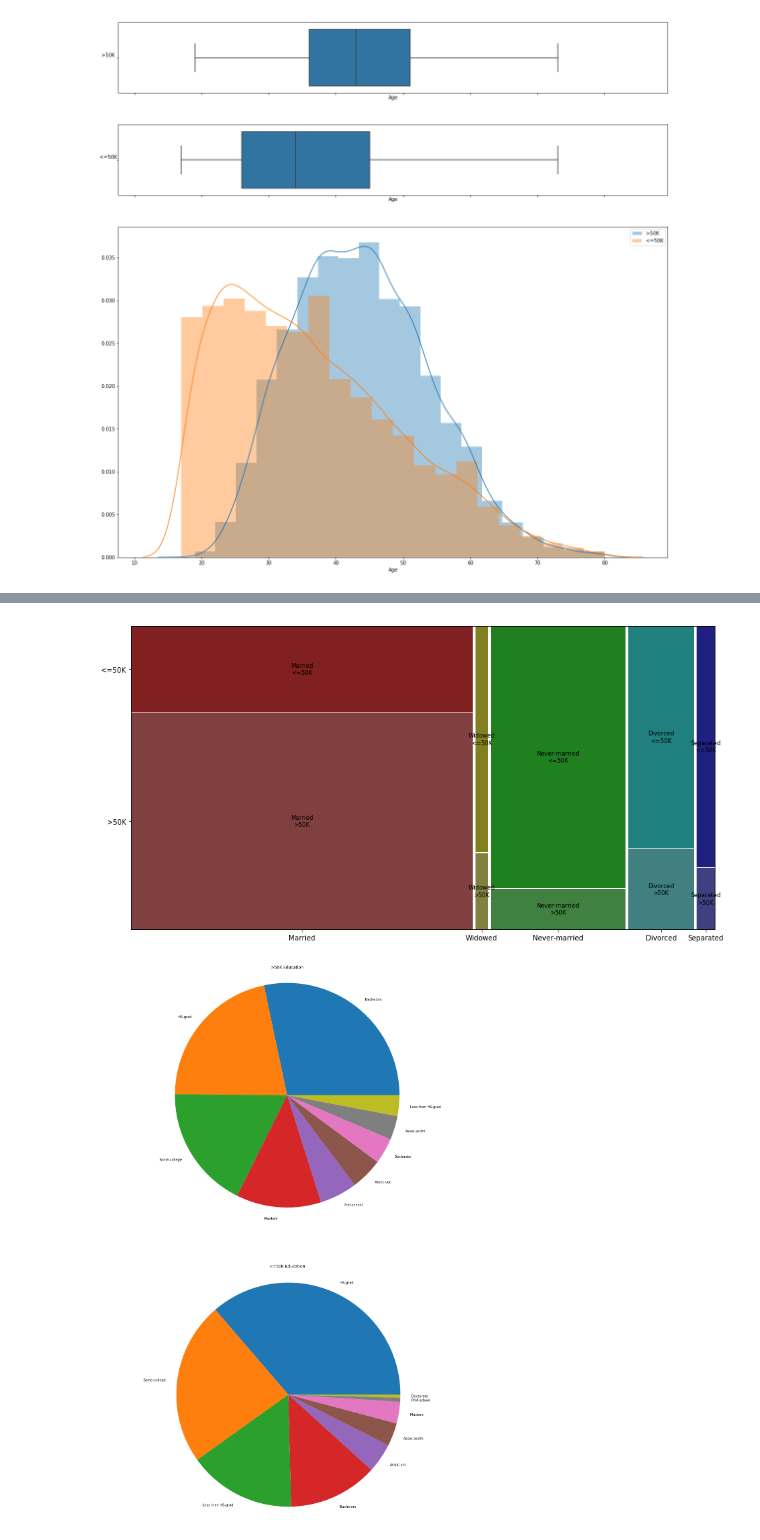
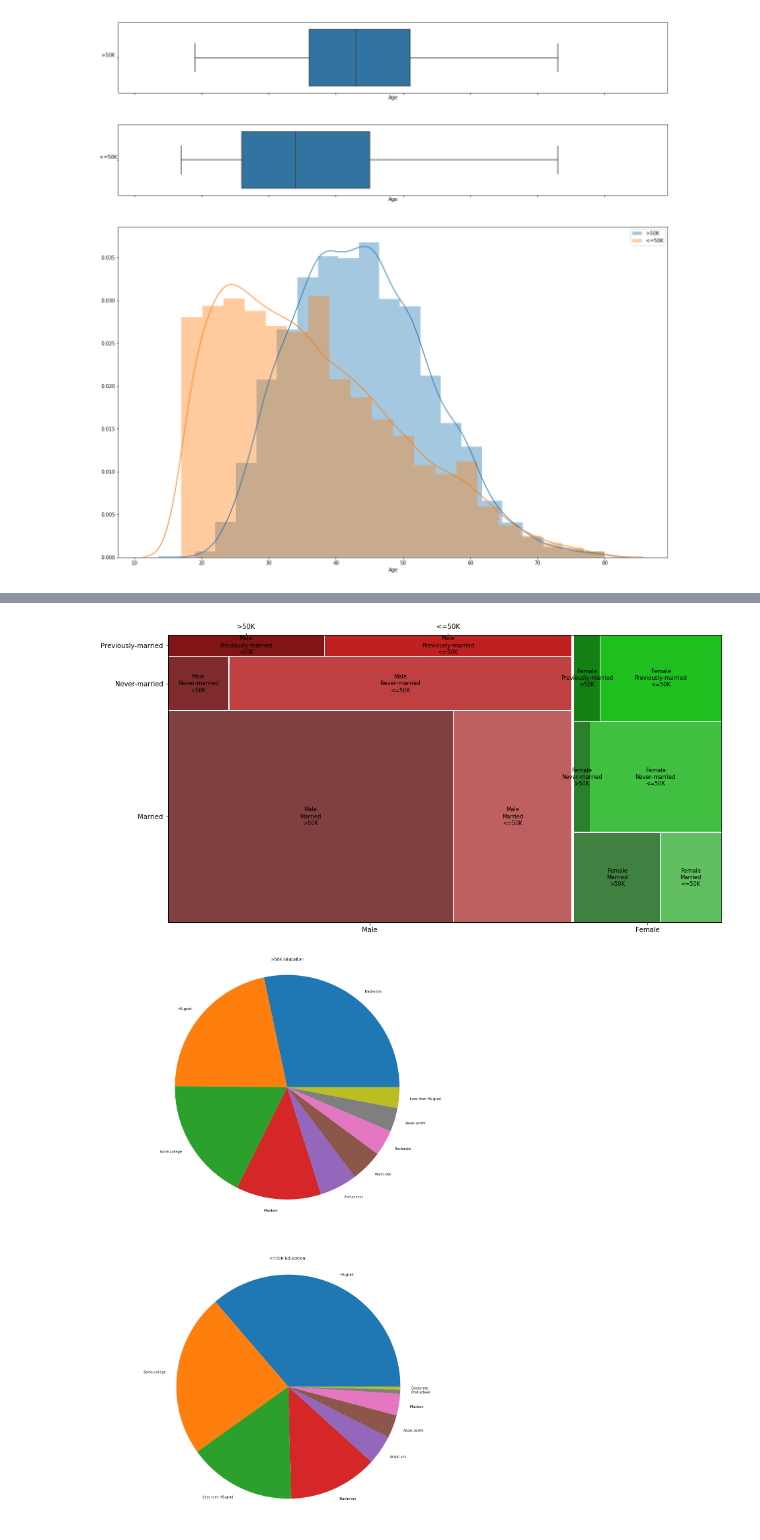
Before and after one commit to mvsbharathreddy/Analysis_of_factors_influencing_salary, a Jupyter notebook: Project Visualizations.ipynb, the cells around one changed output, grey strips where cells are left out. Saved outputs shown, nothing was run; the diff lists cells and outputs as text; code cells hidden in the pictures.

```diff
--- a/Project Visualizations.ipynb
+++ b/Project Visualizations.ipynb
@@ -163,37 +207,38 @@ import matplotlib.pyplot as plt
 from statsmodels.graphics.mosaicplot import mosaic
 
 adults = pd.read_csv('dataset/adult.data.txt', sep=", ", header=None, engine='python')
 adults.columns = ['Age', 'Work_Class', 'Final_Weight', 'Education', 'Education_Num',
                   'Marital_Status', 'Occupation', 'Relationship', 'Race', 'Sex',
                   'Capital-Gain', 'Capital-Loss', 'Hours_Per_Week', 'Native_Country', 'Income']
 
 adults = adults[adults['Work_Class'] != '?']
 adults = adults[adults['Education'] != '?']
 adults = adults[adults['Marital_Status'] != '?']
 adults = adults[adults['Occupation'] != '?']
 adults = adults[adults['Relationship'] != '?']
 adults = adults[adults['Race'] != '?']
 adults = adults[adults['Sex'] != '?']
 adults = adults[adults['Native_Country'] != '?']
 
-adults['Marital_Status'] = adults['Marital_Status'].replace(['Married-AF-spouse', 'Married-civ-spouse'], 'Married')
-adults['Marital_Status'] = adults['Marital_Status'].replace('Married-spouse-absent', 'Separated')
+adults['Marital_Status'] = adults['Marital_Status'].replace(['Married-AF-spouse', 'Married-civ-spouse',
+                                                             'Married-spouse-absent', 'Separated'], 'Married')
+adults['Marital_Status'] = adults['Marital_Status'].replace(['Divorced', 'Widowed'], 'Previously-married')
 
 samples = adults['Income'].value_counts()
 
 adults_above = adults[adults['Income'] == '>50K'].sample(n=samples.min())
 adults_below = adults[adults['Income'] == '<=50K'].sample(n=samples.min())
 
 adults = pd.concat([adults_above, adults_below])
 
 fig, axes = plt.subplots(ncols=1, nrows=1, figsize=(15, 8))
 fig.subplots_adjust(hspace=.5)
 
-mosaic(adults, ['Marital_Status', 'Income'], ax=axes)
+mosaic(adults, ['Sex', 'Marital_Status', 'Income'], ax=axes)
 
 plt.show()
 # %% [output]
-[figure, old version]
+[figure, new version]
 # %%
 import pandas as pd
 import matplotlib.pyplot as plt
```
Also changed, not shown: parts of 3 cells of this notebook.
